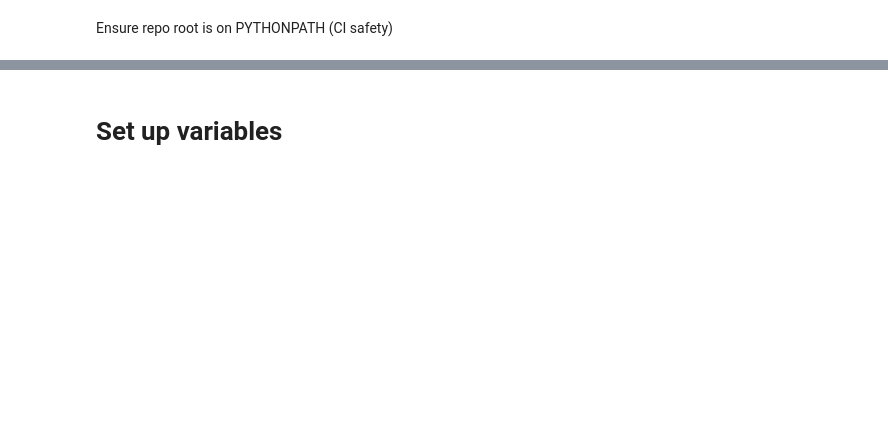
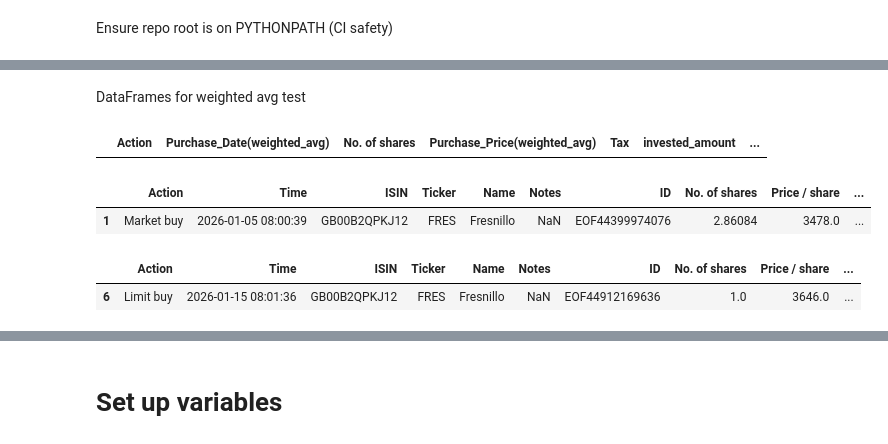
Before and after one commit to danielicarlojob-sys/finance, a Jupyter notebook: main_root.ipynb, the cells around one changed output, grey strips where cells are left out. Drawn from its saved outputs; the diff is of its cells as text; code cells hidden in the pictures; blank space fills up the shorter version.

```diff
--- a/main_root.ipynb
+++ b/main_root.ipynb
@@ -35,0 +117,14 @@ Portfolio path: c:\Users\ingca\OneDrive\Documents\python\finance\PORTFOLIO\purch
+# %% [markdown]
+DataFrames for weighted avg test
+# %%
+df_portfolio = buys_out[buys_out['ID']=='EOF44399974076'].copy()
+df_input_share = buys_out[buys_out['ID']=='EOF44912169636'].copy()
+display(portfolio_2)
+display(df_portfolio)
+display(df_input_share)
+# %% [output]
+|  | Action | Purchase_Date(weighted_avg) | No. of shares | Purchase_Price(weighted_avg) | Tax | invested_amount | ... |
+|  | Action | Time | ISIN | Ticker | Name | Notes | ID | No. of shares | Price / share | ... |
+| 1 | Market buy | 2026-01-05 08:00:39 | GB00B2QPKJ12 | FRES | Fresnillo | NaN | EOF44399974076 | 2.86084 | 3478.0 | ... |
+|  | Action | Time | ISIN | Ticker | Name | Notes | ID | No. of shares | Price / share | ... |
+| 6 | Limit buy | 2026-01-15 08:01:36 | GB00B2QPKJ12 | FRES | Fresnillo | NaN | EOF44912169636 | 1.0 | 3646.0 | ... |
```
Also changed, not shown: parts of 26 cells of this notebook, 3 other files.
